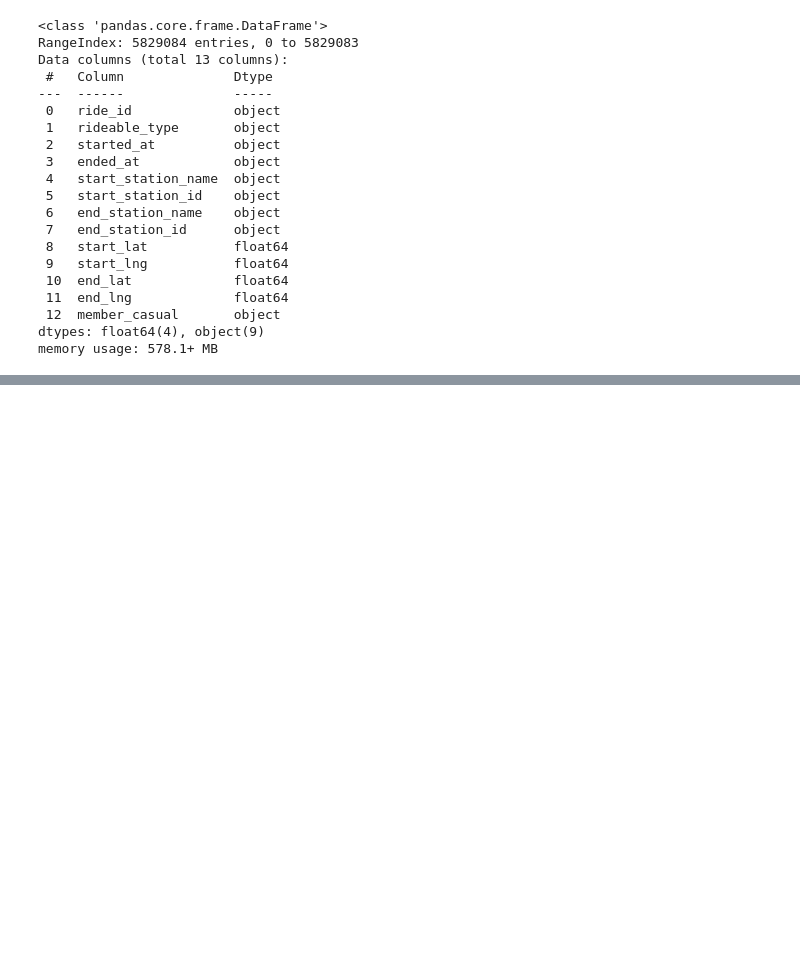
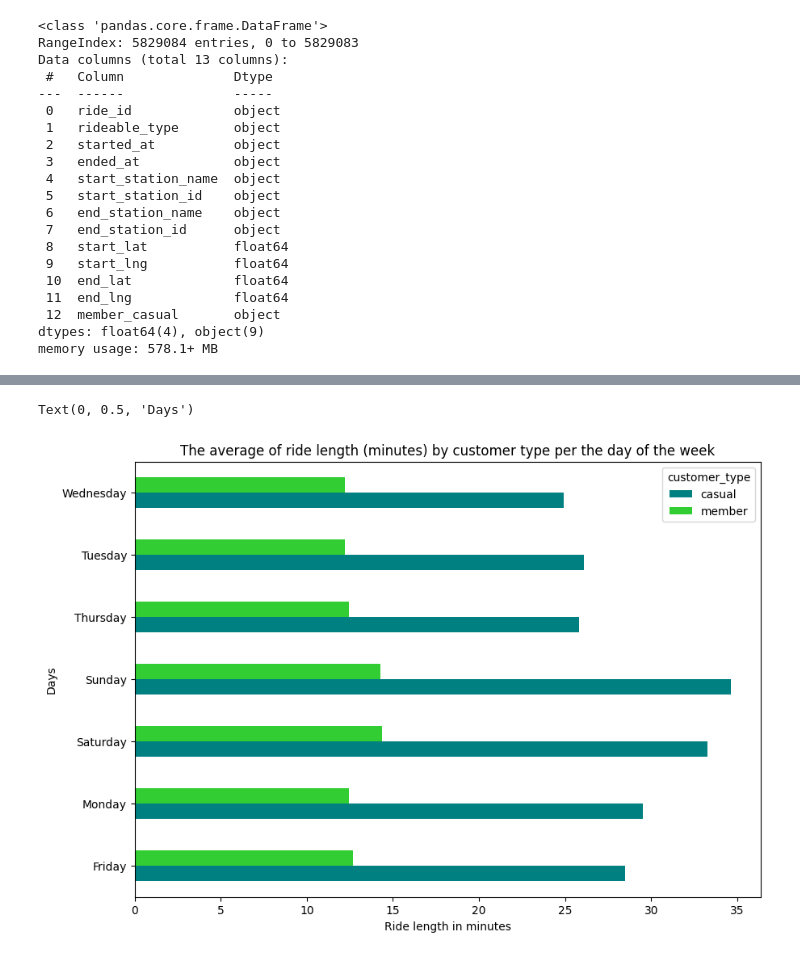
Before and after one commit to bettybuilds/Cyclistic, a Jupyter notebook: cyclistic.ipynb, the cells around one changed output, grey strips where cells are left out. Saved outputs shown, nothing was run; the diff lists cells and outputs as text; code cells hidden in the pictures; blank space fills up the shorter version.

```diff
--- a/cyclistic.ipynb
+++ b/cyclistic.ipynb
@@ -187,0 +532,15 @@ df.head()
+# %%
+np.round(pd.pivot_table(df, values = 'ride_length',
+                                index = 'day_of_week',
+                                columns = 'customer_type',
+                                aggfunc = 'mean',
+                                fill_value = 0), 2).plot.barh(
+                                    figsize=  (10,7),
+                                    color = {'member': 'limegreen', 'casual': 'teal'},
+                                    title = 'The average of ride length (minutes) by customer type per the day of the week')
+
+plt.xlabel('Ride length in minutes')
+plt.ylabel('Days')
+# %% [output]
+Text(0, 0.5, 'Days')
+[figure, added]
```
Also changed, not shown: parts of 77 cells of this notebook.
